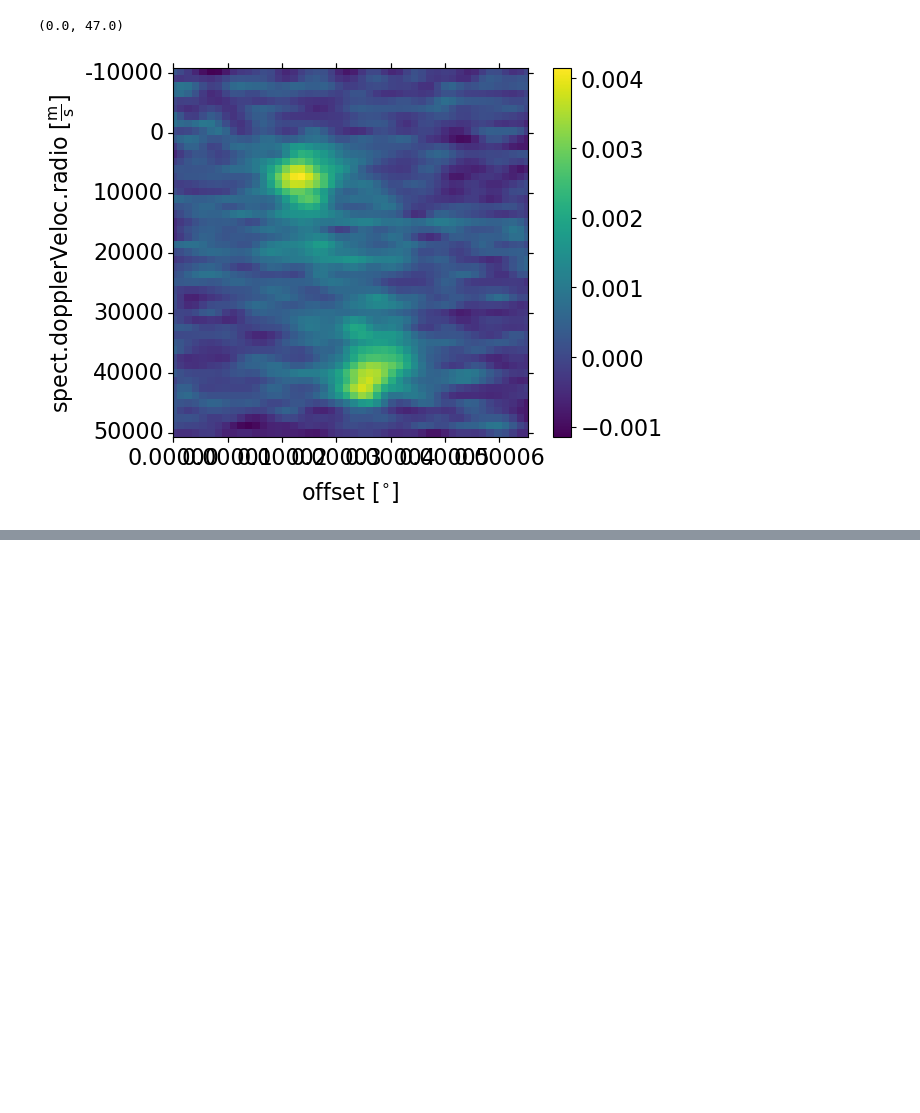
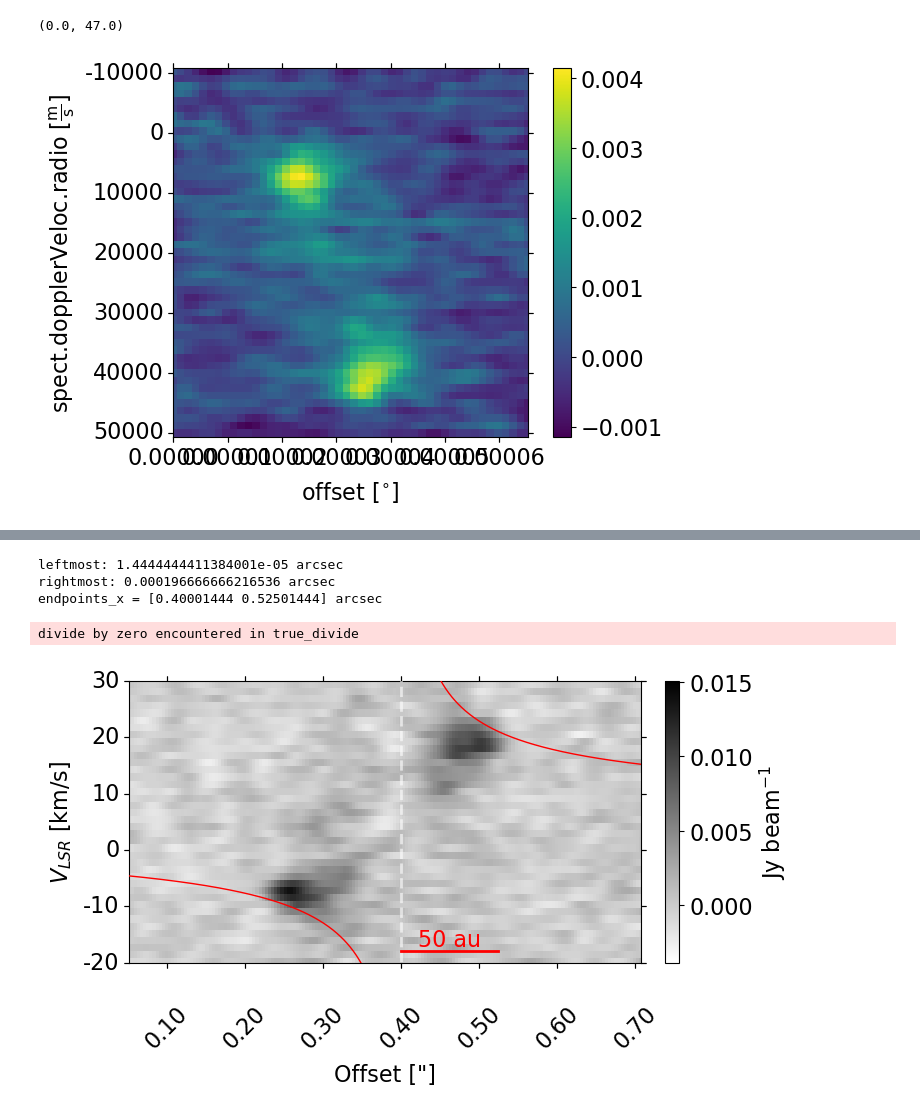
Before and after one commit to keflavich/saltmining, a Jupyter notebook: notebooks/Maud.ipynb, the cells around one changed output, grey strips where cells are left out. Cells and saved outputs as stored; diff of their text form; code cells hidden in the pictures; blank space fills up the shorter version.

```diff
--- a/notebooks/Maud.ipynb
+++ b/notebooks/Maud.ipynb
@@ -976,0 +892,21 @@ endpoints_x = [0.03       0.05272727] arcsec
+# %%
+ori_origin = coordinates.SkyCoord("5:35:14.519", "-5:22:30.633", frame='fk5',
+                             unit=(u.hour, u.deg))
+fig,ax,cb,con = show_pv(orinacl.data, wcs.WCS(orinacl.header), origin=0.4*u.arcsec, #ori_origin,
+                        distance=400*u.pc,
+                        xoffset_label=0.4*u.arcsec,
+                vrange=np.array([-20,30]), vcen=5*u.km/u.s, imvmin=np.nanmin(orinacl.data), imvmax=np.nanmax(orinacl.data),
+                    )
+cb.set_label("Jy beam$^{-1}$")
+kc = show_keplercurves(ax, 0.4*u.arcsec, 150*u.au, u.Quantity(5,u.km/u.s),
+                               masses=[15,],
+                               linestyles='-',
+                               colors=['r'],
+                       radii={}
+                              )
+# %% [output]
+leftmost: 1.4444444411384001e-05 arcsec
+rightmost: 0.000196666666216536 arcsec
+endpoints_x = [0.40001444 0.52501444] arcsec
+divide by zero encountered in true_divide
+[figure, added]
```
Also changed, not shown: parts of 12 cells of this notebook, 4 other files.
